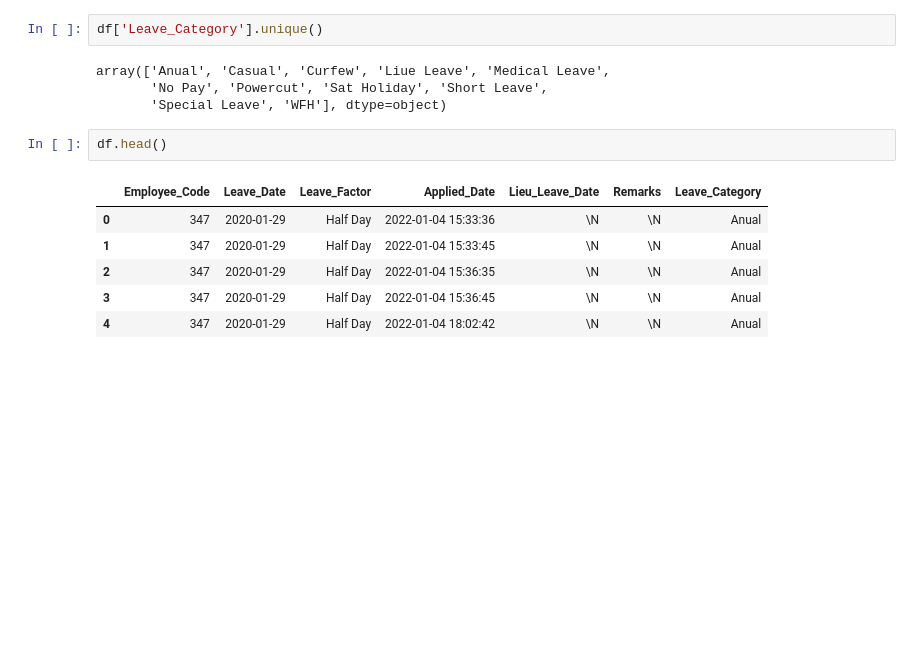
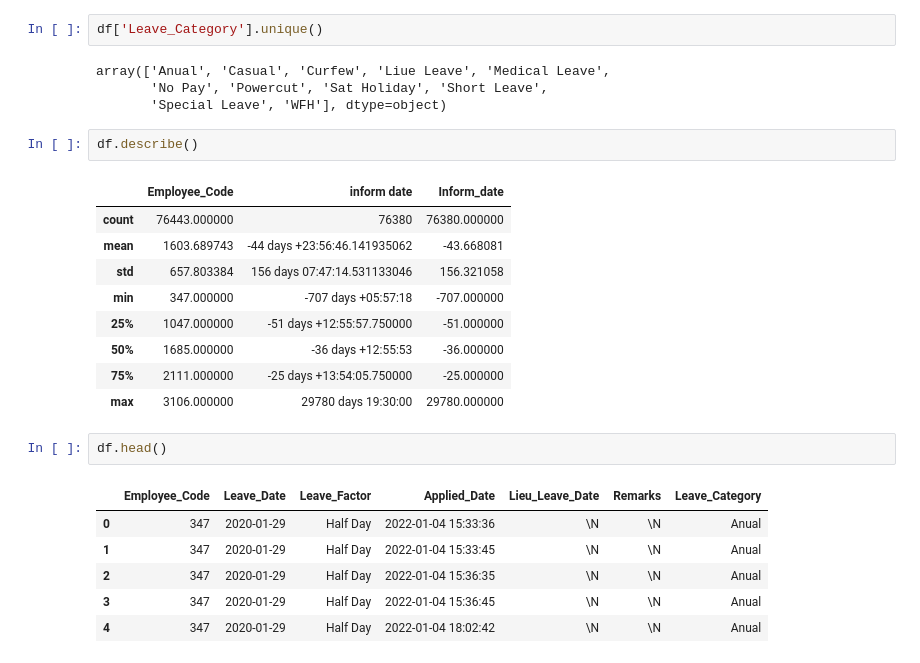
Before and after one commit to pcperera/attrition, a Jupyter notebook: 03 - descriptive-leaves.ipynb, the cells around one changed output. Cells and saved outputs as stored; diff of their text form; blank space fills up the shorter version.

```diff
--- a/03 - descriptive-leaves.ipynb
+++ b/03 - descriptive-leaves.ipynb
@@ -29,6 +29,18 @@ df['Leave_Category'].unique()
 array(['Anual', 'Casual', 'Curfew', 'Liue Leave', 'Medical Leave',
        'No Pay', 'Powercut', 'Sat Holiday', 'Short Leave',
        'Special Leave', 'WFH'], dtype=object)
+# %%
+df.describe()
+# %% [output]
+|  | Employee_Code | inform date | Inform_date |
+| count | 76443.000000 | 76380 | 76380.000000 |
+| mean | 1603.689743 | -44 days +23:56:46.141935062 | -43.668081 |
+| std | 657.803384 | 156 days 07:47:14.531133046 | 156.321058 |
+| min | 347.000000 | -707 days +05:57:18 | -707.000000 |
+| 25% | 1047.000000 | -51 days +12:55:57.750000 | -51.000000 |
+| 50% | 1685.000000 | -36 days +12:55:53 | -36.000000 |
+| 75% | 2111.000000 | -25 days +13:54:05.750000 | -25.000000 |
+| max | 3106.000000 | 29780 days 19:30:00 | 29780.000000 |
 # %%
 df.head()
 # %% [output]
```
Also changed, not shown: 2 other files.
